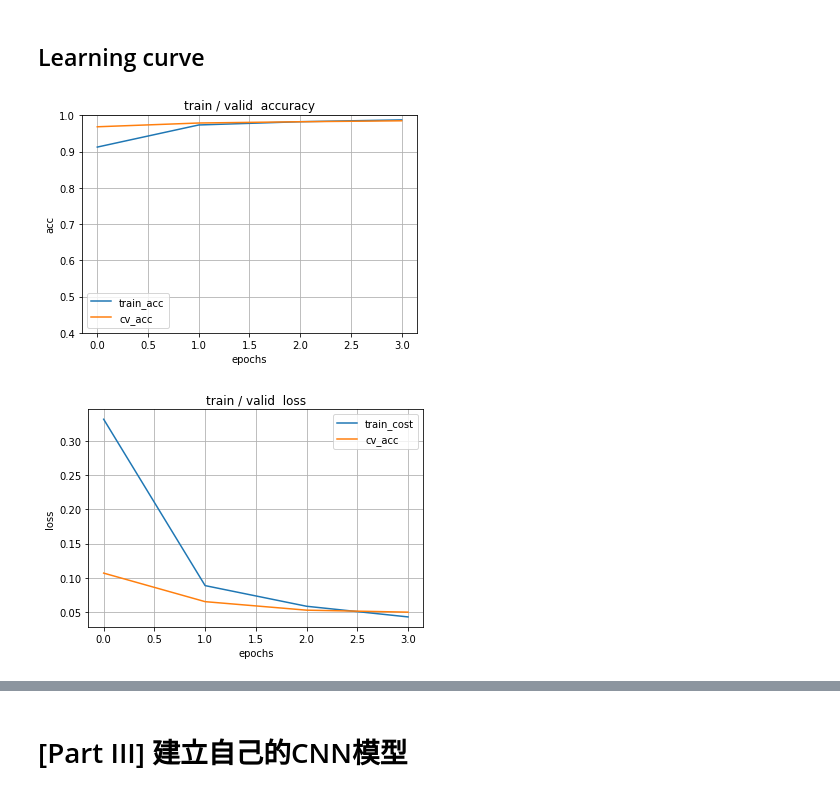
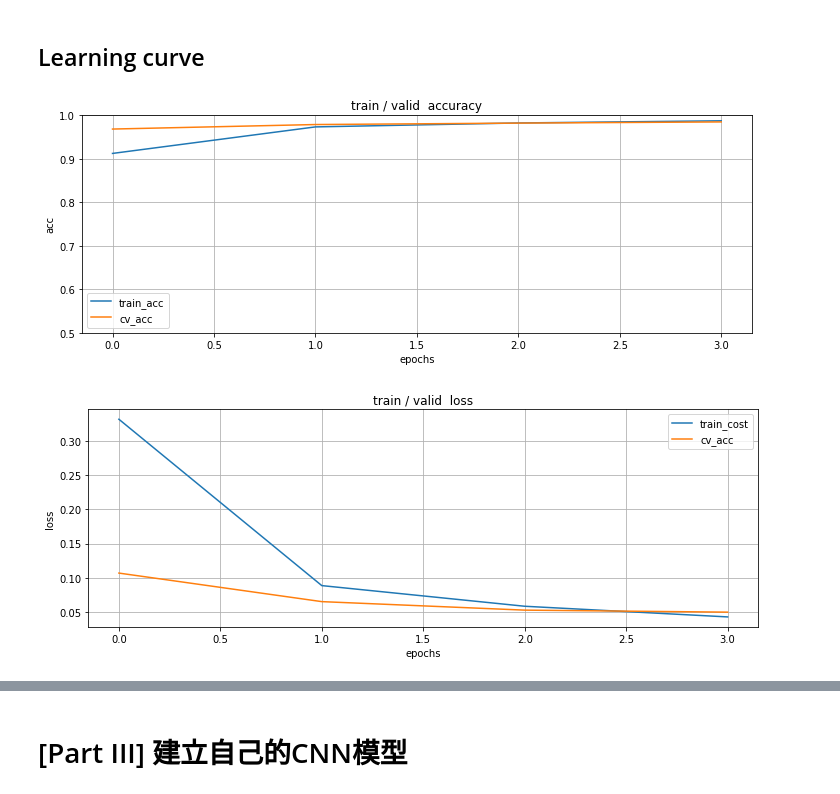
Before and after one commit to maglili/pytorch_intro, a Jupyter notebook: mnist_tutorial.ipynb, the cells around one changed output, grey strips where cells are left out. Drawn from its saved outputs; the diff is of its cells as text; code cells hidden in the pictures.

```diff
--- a/mnist_tutorial.ipynb
+++ b/mnist_tutorial.ipynb
@@ -435,39 +459,41 @@ Estimated Total Size (MB): 0.31
 # %%
 def train_model(model, train_loader, validation_loader, optimizer, n_epochs=4):
-    N_train = len(train_dataset)  # train_set中的data數量
-    N_test = len(validation_dataset)  # validation_set中的data數量
-    train_acc = []  # store training accuracy
-    cv_acc = []  # store validation accuracy
-    train_loss = []  # store training loss
-    cv_loss = []  # store validation loss
+
+    # num of samples
+    N_train = len(train_dataset)
+    N_test = len(validation_dataset)
+
+    # save metrics
+    train_acc = []
+    cv_acc = []
+    train_loss = []
+    cv_loss = []
 
     for epoch in tqdm(range(n_epochs)):
-        # ==================================training=============================================
+
+        # training
         training_loss = []  # 每個 mini-batch 的 training loss
         correct = 0  # 累積每個 mini-batch 答對的數量
         model.train()  # switch model to train mode
         for x, y in train_loader:
             x, y = x.to(device), y.to(device)  # 把 data 移到GPU中
             optimizer.zero_grad()  # 初始化梯度(gradient)
-            z = model(x)  # 把x 丟入模型中得到預測值 z
+            z = model(x)  # 把 x 丟入模型中得到預測值 z
             _, yhat = torch.max(z.data, 1)  # 找到z中最大值的位置 yhat
             correct += (yhat == y).sum().item()  # 計算 yhat 跟 y 相同的數量
             loss = criterion(z, y)  # 比較 prediction z 與 label y ，計算loss值
             loss.backward()  # 計算反向傳播(back-propogation)的梯度值
             optimizer.step()  # 更新參數
             training_loss.append(loss.item())  # 把每個 mini-batch 的loss值記錄下來
-        train_loss.append(
-            np.mean(training_loss)
-        )  # training loss 是每個 mini-batch的loss值取平均
-        train_acc.append(
-            correct / N_train
-        )  # accuracy 是把所有答對的數量 / 所有的data。 ACC = TP + FN / (TP+FP+TN+FN)
 
-        # =================================validation===========================================
+        train_loss.append(np.mean(training_loss))  # training loss 是每個 mini-batch的loss值取平均
+        train_acc.append(correct / N_train)  # accuracy 是把所有答對的數量 / 所有的data。 ACC = (TP+TN) / (TP+FP+TN+FN)
+
+        # validation
         training_loss = []
         correct = 0
         model.eval()  # switch model to train mode
-        with torch.no_grad():
+        with torch.no_grad(): # do not trace gradient
             for x_test, y_test in validation_loader:
                 x_test, y_test = x_test.to(device), y_test.to(device)
                 z = model(x_test)
@@ -475,6 +501,7 @@ def train_model(model, train_loader, validation_loader, optimizer, n_epochs=4):
                 correct += (yhat == y_test).sum().item()
                 loss = criterion(z, y_test)
                 training_loss.append(loss.item())
+
             cv_loss.append(np.mean(training_loss))
             cv_acc.append(correct / N_test)
 
@@ -508,28 +535,30 @@ train_acc, cv_acc, train_loss, cv_loss = train_model(
 # %% [markdown]
 ## Learning curve
 # %%
+plt.figure(figsize=(12, 4))
 plt.plot(train_acc, label="train_acc")
 plt.plot(cv_acc, label="cv_acc")
 plt.title("train / valid  accuracy")
 plt.xlabel("epochs")
 plt.ylabel("acc")
 axes = plt.gca()
-axes.set_ylim([0.4, 1])
+axes.set_ylim([0.5, 1])
 plt.legend()
 plt.grid()
 plt.show()
 
+plt.figure(figsize=(12, 4))
 plt.plot(train_loss, label="train_cost")
 plt.plot(cv_loss, label="cv_acc")
 plt.title("train / valid  loss")
 plt.xlabel("epochs")
 plt.ylabel("loss")
 # axes = plt.gca()
 # axes.set_ylim([0, 1])
 plt.legend()
 plt.grid()
 plt.show()
 # %% [output]
-[figure, old version]
+[figure, new version]
-[figure, old version]
+[figure, new version]
 # %%
```
Also changed, not shown: parts of 16 cells of this notebook.
